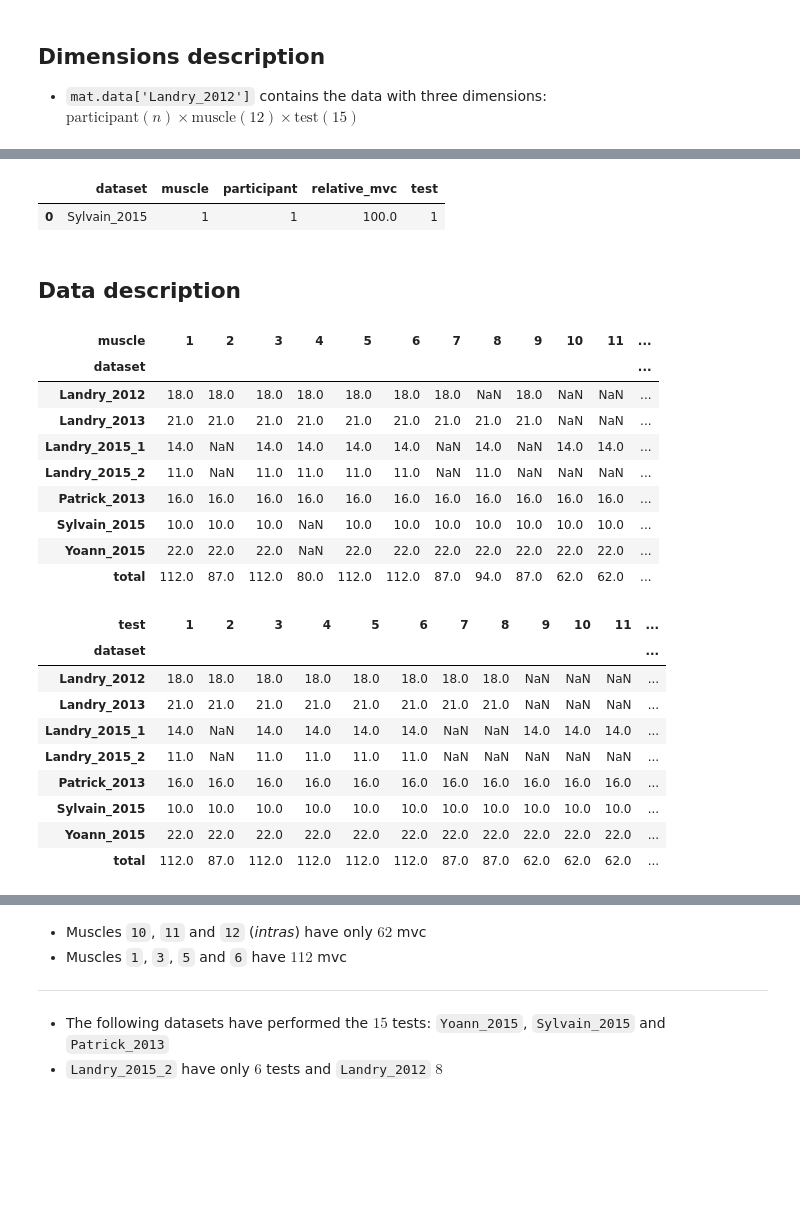
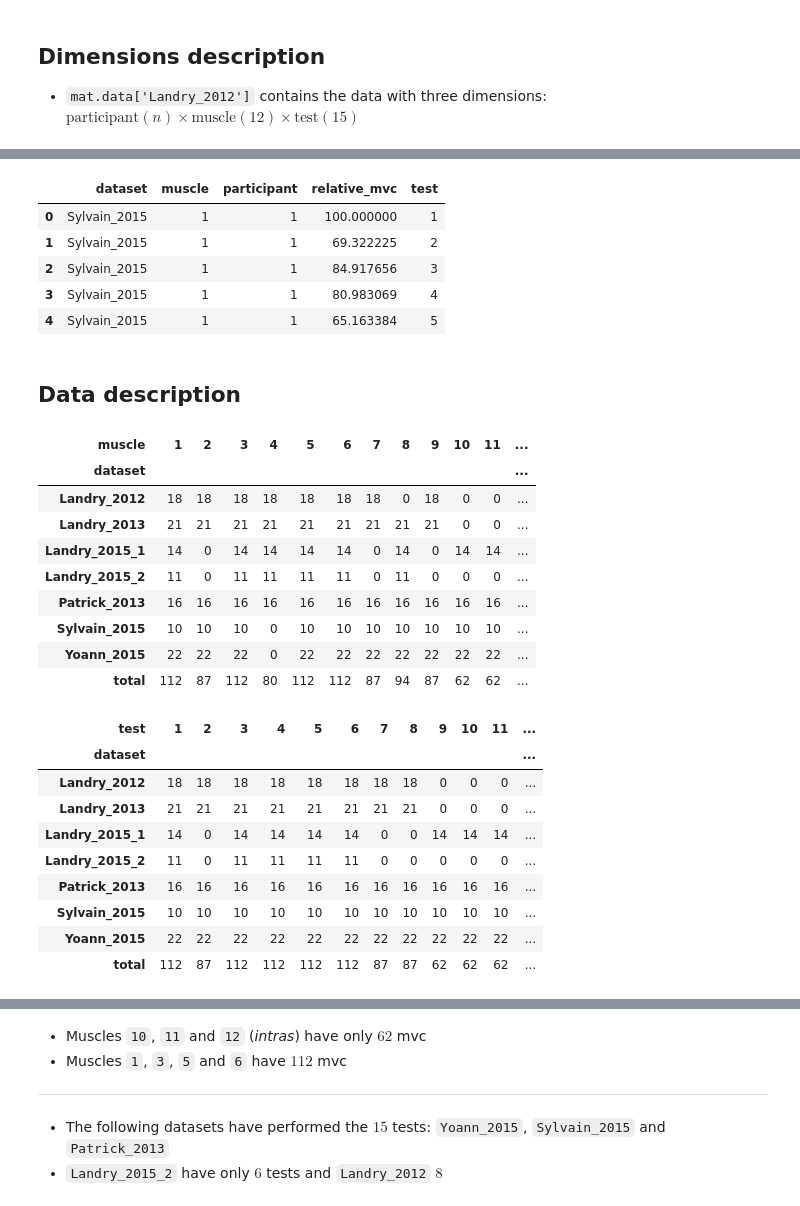
Before and after one commit to romainmartinez/mvc, a Jupyter notebook: 00_exploration.ipynb, the cells around one changed output, grey strips where cells are left out. Saved outputs shown, nothing was run; the diff lists cells and outputs as text; code cells hidden in the pictures; blank space fills up the shorter version.

```diff
--- a/00_exploration.ipynb
+++ b/00_exploration.ipynb
@@ -40,13 +33,0 @@ array([ 0.13190063,  0.09143645,  0.11200692, ...,  0.0402197 ,
-# %%
-%%timeit
-# 3d matrix to lists
-for idataset, matrix in enumerate(mat.data.values()):
-    # preallocate
-    participants, datasets, muscles, tests, relative_mvc = (np.array([], dtype='int') for i in range(5))
-    absolute_mvc = np.array([], dtype='float')
-    for (iparticipant, imuscle, itest), mvc in np.ndenumerate(matrix):
-        participants = np.append(participants, iparticipant + 1)
-        datasets = np.append(datasets, idataset + 1)
-        muscles = np.append(muscles, imuscle + 1)
-        tests = np.append(tests, itest + 1)
-        absolute_mvc = np.append(absolute_mvc, mvc)
@@ -55,11 +34,6 @@ for idataset, matrix in enumerate(mat.data.values()):
 # %%
-%%timeit
 # 3d matrix to lists
-participants = []
-datasets = []
-muscles = []
-tests = []
-relative_mvc = []
+participants, datasets, muscles, tests, relative_mvc = ([] for i in range(5))
 
 for idataset in list(mat.data.keys()):
     for iparticipant in range(mat.data[idataset].shape[0]):
@@ -77,16 +49,20 @@ for idataset in list(mat.data.keys()):
 # %%
 # lists to single dataframe
 df = pd.DataFrame({
     'participant': participants,
     'dataset': datasets,
     'muscle': muscles,
     'test': tests,
     'relative_mvc': relative_mvc,
 }).dropna()
 
-df.head(1)
+df.head()
 # %% [output]
 |  | dataset | muscle | participant | relative_mvc | test |
-| 0 | Sylvain_2015 | 1 | 1 | 100.0 | 1 |
+| 0 | Sylvain_2015 | 1 | 1 | 100.000000 | 1 |
+| 1 | Sylvain_2015 | 1 | 1 | 69.322225 | 2 |
+| 2 | Sylvain_2015 | 1 | 1 | 84.917656 | 3 |
+| 3 | Sylvain_2015 | 1 | 1 | 80.983069 | 4 |
+| 4 | Sylvain_2015 | 1 | 1 | 65.163384 | 5 |
 # %% [markdown]
 ## Data description
@@ -93,36 +77,32 @@ df.head(1)
 # %%
 # pivot table: muscle count
-table_muscle = df.pivot_table(values='test',index='dataset', columns='muscle', aggfunc=lambda x: len(x)/x.nunique())
-table_muscle.loc['total'] = table_muscle.sum(axis=0)
-table_muscle['n'] = table_muscle.notnull().sum(axis=1)
+table_muscle = table_count(df, values='test', index='dataset', columns='muscle')
 table_muscle
 # %% [output]
 | muscle | 1 | 2 | 3 | 4 | 5 | 6 | 7 | 8 | 9 | 10 | 11 | ... |
 | dataset |  |  |  |  |  |  |  |  |  |  |  | ... |
-| Landry_2012 | 18.0 | 18.0 | 18.0 | 18.0 | 18.0 | 18.0 | 18.0 | NaN | 18.0 | NaN | NaN | ... |
-| Landry_2013 | 21.0 | 21.0 | 21.0 | 21.0 | 21.0 | 21.0 | 21.0 | 21.0 | 21.0 | NaN | NaN | ... |
-| Landry_2015_1 | 14.0 | NaN | 14.0 | 14.0 | 14.0 | 14.0 | NaN | 14.0 | NaN | 14.0 | 14.0 | ... |
-| Landry_2015_2 | 11.0 | NaN | 11.0 | 11.0 | 11.0 | 11.0 | NaN | 11.0 | NaN | NaN | NaN | ... |
-| Patrick_2013 | 16.0 | 16.0 | 16.0 | 16.0 | 16.0 | 16.0 | 16.0 | 16.0 | 16.0 | 16.0 | 16.0 | ... |
-| Sylvain_2015 | 10.0 | 10.0 | 10.0 | NaN | 10.0 | 10.0 | 10.0 | 10.0 | 10.0 | 10.0 | 10.0 | ... |
-| Yoann_2015 | 22.0 | 22.0 | 22.0 | NaN | 22.0 | 22.0 | 22.0 | 22.0 | 22.0 | 22.0 | 22.0 | ... |
-| total | 112.0 | 87.0 | 112.0 | 80.0 | 112.0 | 112.0 | 87.0 | 94.0 | 87.0 | 62.0 | 62.0 | ... |
+| Landry_2012 | 18 | 18 | 18 | 18 | 18 | 18 | 18 | 0 | 18 | 0 | 0 | ... |
+| Landry_2013 | 21 | 21 | 21 | 21 | 21 | 21 | 21 | 21 | 21 | 0 | 0 | ... |
+| Landry_2015_1 | 14 | 0 | 14 | 14 | 14 | 14 | 0 | 14 | 0 | 14 | 14 | ... |
+| Landry_2015_2 | 11 | 0 | 11 | 11 | 11 | 11 | 0 | 11 | 0 | 0 | 0 | ... |
+| Patrick_2013 | 16 | 16 | 16 | 16 | 16 | 16 | 16 | 16 | 16 | 16 | 16 | ... |
+| Sylvain_2015 | 10 | 10 | 10 | 0 | 10 | 10 | 10 | 10 | 10 | 10 | 10 | ... |
+| Yoann_2015 | 22 | 22 | 22 | 0 | 22 | 22 | 22 | 22 | 22 | 22 | 22 | ... |
+| total | 112 | 87 | 112 | 80 | 112 | 112 | 87 | 94 | 87 | 62 | 62 | ... |
 # %%
 # pivot table: test count
-table_test = df.pivot_table(values='muscle', index='dataset', columns='test', aggfunc=lambda x: len(x)/x.nunique())
-table_test.loc['total'] = table_test.sum(axis=0)
-table_test['n'] = table_test.notnull().sum(axis=1)
+table_test = table_count(df, values='muscle', index='dataset', columns='test')
 table_test
 # %% [output]
 | test | 1 | 2 | 3 | 4 | 5 | 6 | 7 | 8 | 9 | 10 | 11 | ... |
 | dataset |  |  |  |  |  |  |  |  |  |  |  | ... |
-| Landry_2012 | 18.0 | 18.0 | 18.0 | 18.0 | 18.0 | 18.0 | 18.0 | 18.0 | NaN | NaN | NaN | ... |
-| Landry_2013 | 21.0 | 21.0 | 21.0 | 21.0 | 21.0 | 21.0 | 21.0 | 21.0 | NaN | NaN | NaN | ... |
-| Landry_2015_1 | 14.0 | NaN | 14.0 | 14.0 | 14.0 | 14.0 | NaN | NaN | 14.0 | 14.0 | 14.0 | ... |
-| Landry_2015_2 | 11.0 | NaN | 11.0 | 11.0 | 11.0 | 11.0 | NaN | NaN | NaN | NaN | NaN | ... |
-| Patrick_2013 | 16.0 | 16.0 | 16.0 | 16.0 | 16.0 | 16.0 | 16.0 | 16.0 | 16.0 | 16.0 | 16.0 | ... |
-| Sylvain_2015 | 10.0 | 10.0 | 10.0 | 10.0 | 10.0 | 10.0 | 10.0 | 10.0 | 10.0 | 10.0 | 10.0 | ... |
-| Yoann_2015 | 22.0 | 22.0 | 22.0 | 22.0 | 22.0 | 22.0 | 22.0 | 22.0 | 22.0 | 22.0 | 22.0 | ... |
-| total | 112.0 | 87.0 | 112.0 | 112.0 | 112.0 | 112.0 | 87.0 | 87.0 | 62.0 | 62.0 | 62.0 | ... |
+| Landry_2012 | 18 | 18 | 18 | 18 | 18 | 18 | 18 | 18 | 0 | 0 | 0 | ... |
+| Landry_2013 | 21 | 21 | 21 | 21 | 21 | 21 | 21 | 21 | 0 | 0 | 0 | ... |
+| Landry_2015_1 | 14 | 0 | 14 | 14 | 14 | 14 | 0 | 0 | 14 | 14 | 14 | ... |
+| Landry_2015_2 | 11 | 0 | 11 | 11 | 11 | 11 | 0 | 0 | 0 | 0 | 0 | ... |
+| Patrick_2013 | 16 | 16 | 16 | 16 | 16 | 16 | 16 | 16 | 16 | 16 | 16 | ... |
+| Sylvain_2015 | 10 | 10 | 10 | 10 | 10 | 10 | 10 | 10 | 10 | 10 | 10 | ... |
+| Yoann_2015 | 22 | 22 | 22 | 22 | 22 | 22 | 22 | 22 | 22 | 22 | 22 | ... |
+| total | 112 | 87 | 112 | 112 | 112 | 112 | 87 | 87 | 62 | 62 | 62 | ... |
 # %%
 fig, (ax1, ax2) = plt.subplots(ncols=2, figsize=(15, 8))
```
Also changed, not shown: parts of 6 cells of this notebook.
